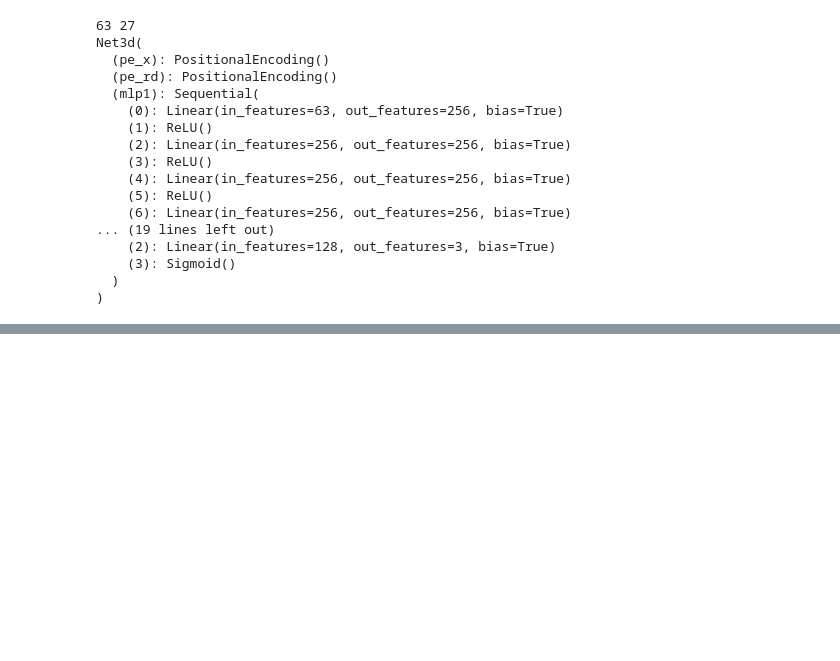
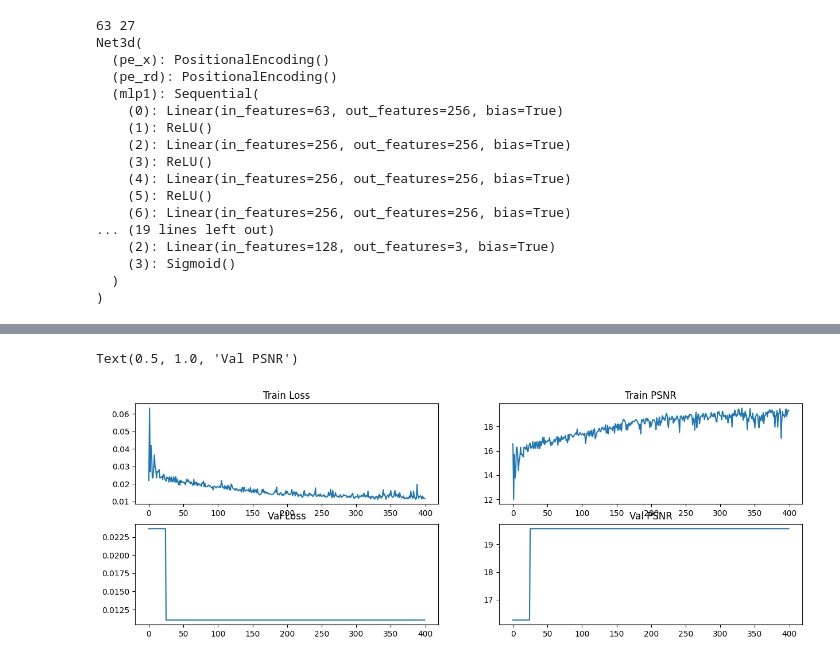
Before and after one commit to aviral2004/nerf_from_scratch, a Jupyter notebook: part2/train.ipynb, the cells around one changed output, grey strips where cells are left out. Cells and saved outputs as stored; diff of their text form; code cells hidden in the pictures; blank space fills up the shorter version.

Commit message:
started training, working on inference

```diff
--- a/part2/train.ipynb
+++ b/part2/train.ipynb
@@ -91,9 +84,12 @@ torch.Size([10000, 64, 3])
 loss_list = []
 PSNR_list = []
 
+val_loss_list = []
+val_PSNR_list = []
+
 def train(model, loss_fn, optimizer):
 
-    for i in tqdm(range(len(train_dataset) // batch_size)):
+    for i in range(len(train_dataset) // batch_size):
         rays_o, rays_d, rgb_gt = train_dataset.sample_rays(batch_size)
         x = train_dataset.sample_along_rays(rays_o, rays_d) # N x n_samples x 3
 
@@ -107,6 +103,21 @@ def train(model, loss_fn, optimizer):
         loss.backward()
         optimizer.step()
 
+        # do validation inference
+        if (i + 1) % 25 == 0:
+            model.eval()
+            with torch.no_grad():
+                rays_o, rays_d, rgb_gt = val_dataset.sample_rays(batch_size)
+                x = val_dataset.sample_along_rays(rays_o, rays_d)
+                rgb_pred = model(x, rays_d)
+
+                val_loss = loss_fn(rgb_pred, rgb_gt.to(device))
+                val_loss_list.append(val_loss.item())
+                val_PSNR_list.append(PSNR(val_loss).item())
+
+                print(f'Batch {i}, Loss: {loss.item()}, PSNR: {PSNR(loss).item()}, Val Loss: {val_loss.item()}, Val PSNR: {PSNR(val_loss).item()}')
+            model.train()
+
         if i % 10 == 0:
             print(f'Batch {i}, Loss: {loss.item()}, PSNR: {PSNR(loss).item()}')
 # %%
@@ -121,0 +146,16 @@ KeyboardInterrupt:
+# %%
+fig, ax = plt.subplots(2, 2, figsize=(15, 5))
+ax[0, 0].plot(loss_list)
+ax[0, 0].set_title('Train Loss')
+
+ax[0, 1].plot(PSNR_list)
+ax[0, 1].set_title('Train PSNR')
+
+ax[1, 0].plot(val_loss_list)
+ax[1, 0].set_title('Val Loss')
+
+ax[1, 1].plot(val_PSNR_list)
+ax[1, 1].set_title('Val PSNR')
+# %% [output]
+Text(0.5, 1.0, 'Val PSNR')
+[figure, added]
```
Also changed, not shown: parts of 7 cells of this notebook, 3 other files.
